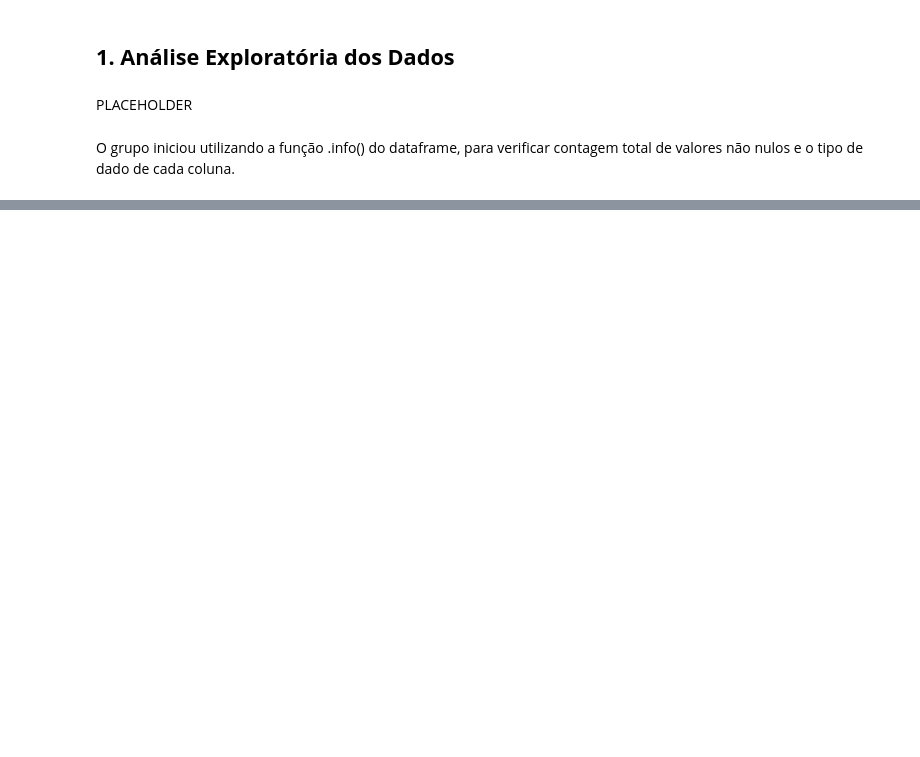
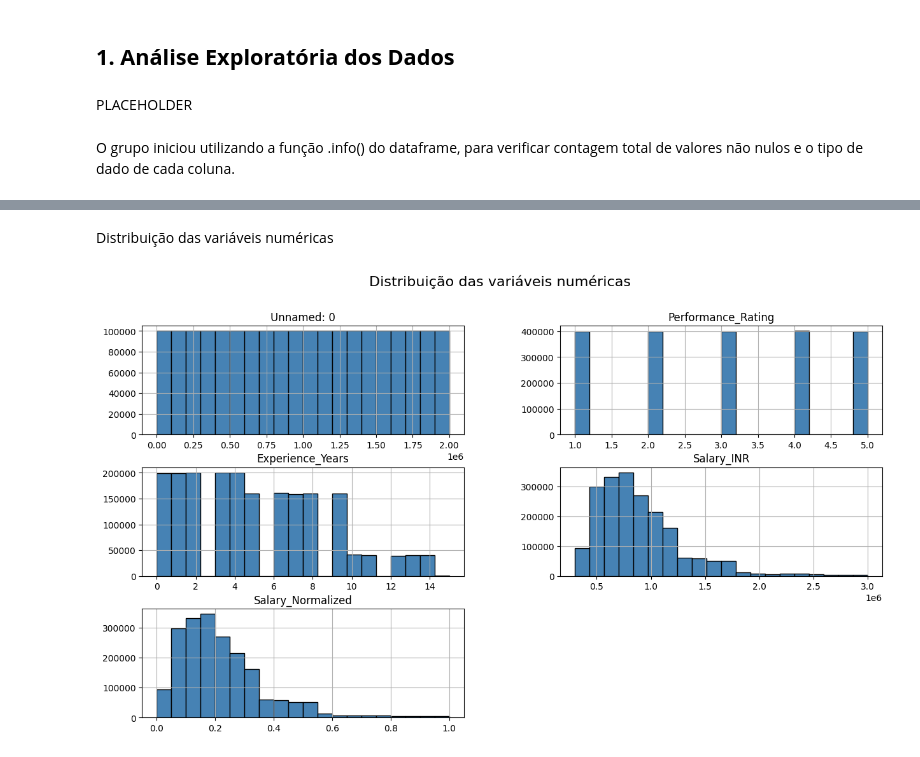
Before and after one commit to EngSoftwareABL/ProjetoAC2_ReconhecimentoPadr-es, a Jupyter notebook: Dataset_Salario.ipynb, the cells around one changed output, grey strips where cells are left out. Saved outputs shown, nothing was run; the diff lists cells and outputs as text; code cells hidden in the pictures; blank space fills up the shorter version.

```diff
--- a/Dataset_Salario.ipynb
+++ b/Dataset_Salario.ipynb
@@ -81,0 +131,11 @@ import seaborn as sns
+# %% [markdown]
+Distribuição das variáveis numéricas
+# %%
+import matplotlib.pyplot as plt
+import seaborn as sns
+
+df_salario.hist(bins=20, figsize=(15, 8), color='steelblue', edgecolor='black')
+plt.suptitle('Distribuição das variáveis numéricas', fontsize=16)
+plt.show()
+# %% [output]
+[figure, added]
```
Also changed, not shown: parts of 13 cells of this notebook, 1 other file.
